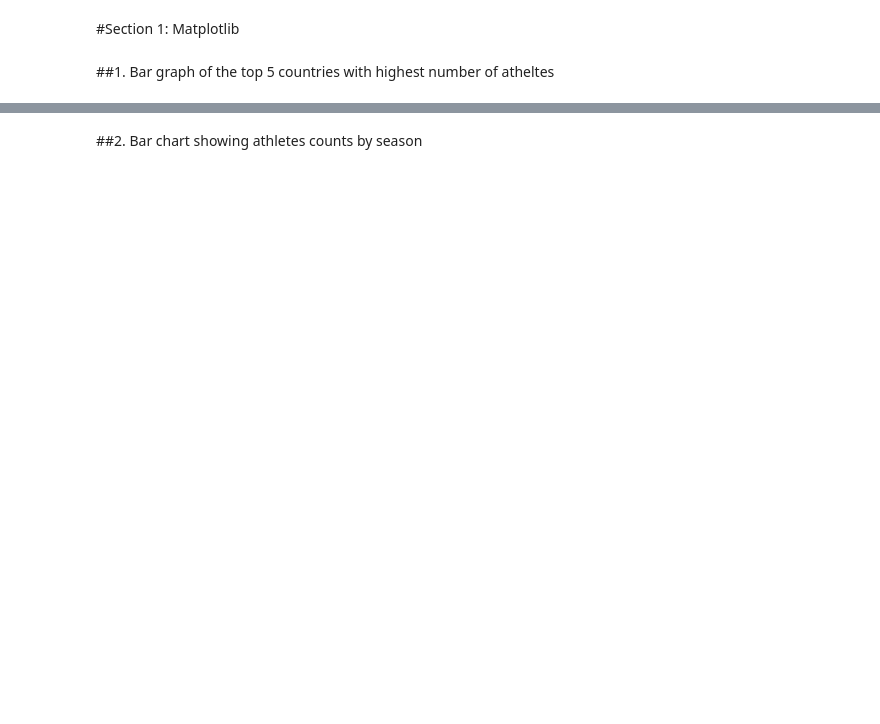
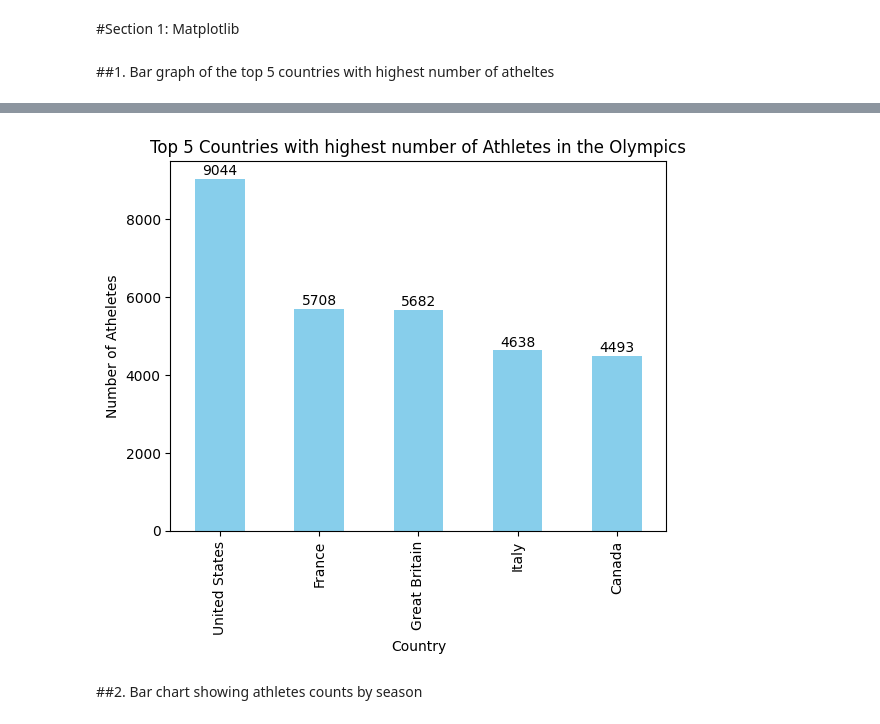
Before and after one commit to kiundi/kamilimu_assignments, a Jupyter notebook: python_libraries_2/data_visualization.ipynb, the cells around one changed output, grey strips where cells are left out. Saved outputs shown, nothing was run; the diff lists cells and outputs as text; code cells hidden in the pictures; blank space fills up the shorter version.

```diff
--- a/python_libraries_2/data_visualization.ipynb
+++ b/python_libraries_2/data_visualization.ipynb
@@ -8,3 +9,6 @@ countries = pd.read_csv("https://raw.githubusercontent.com/google/dspl/master/sa
 #Section 1: Matplotlib
 # %% [markdown]
 ##1. Bar graph of the top 5 countries with highest number of atheltes
+# %%
+unique_df = athletes.drop_duplicates(subset='Name')
+unique_df.head()
@@ -11,2 +33,16 @@ countries = pd.read_csv("https://raw.githubusercontent.com/google/dspl/master/sa
+# %%
+top_5 = unique_df.Team.value_counts().head(5)
+top_5.plot(kind = 'bar', color = 'skyblue')
+
+plt.title('Top 5 Countries with highest number of Athletes in the Olympics')
+plt.xlabel('Country')
+plt.ylabel('Number of Athletes')
+
+for i, count in enumerate(top_5):
+    plt.text(i,count + 100, count, ha='center')
+
+plt.show()
+# %% [output]
+[figure, added]
 # %% [markdown]
 ##2. Bar chart showing athletes counts by season
```
Also changed, not shown: parts of 12 cells of this notebook.
